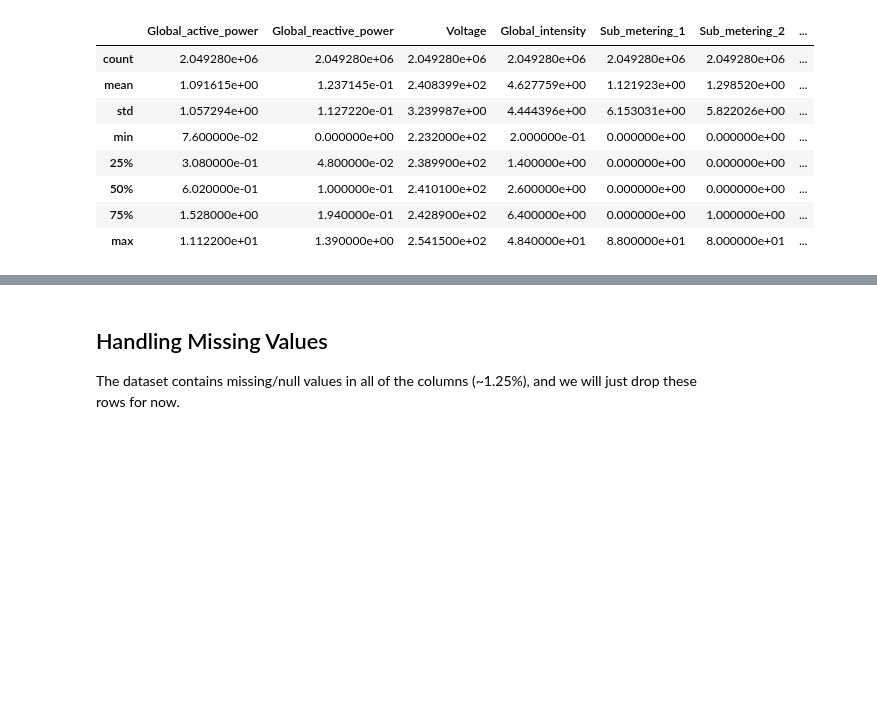
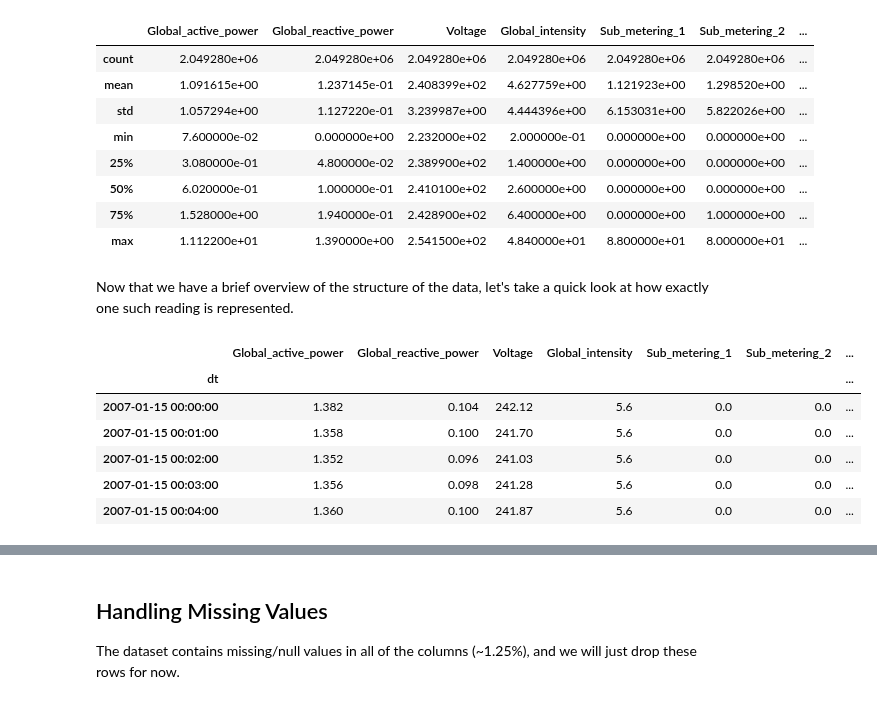
Before and after one commit to mkm29/DataScience, a Jupyter notebook: thinkful/prep/capstone/power_consumption.ipynb, the cells around one changed output, grey strips where cells are left out. Cells and saved outputs as stored; diff of their text form; code cells hidden in the pictures; blank space fills up the shorter version.

```diff
--- a/thinkful/prep/capstone/power_consumption.ipynb
+++ b/thinkful/prep/capstone/power_consumption.ipynb
@@ -50,3 +55,19 @@ None
 | 50% | 6.020000e-01 | 1.000000e-01 | 2.410100e+02 | 2.600000e+00 | 0.000000e+00 | 0.000000e+00 | ... |
 | 75% | 1.528000e+00 | 1.940000e-01 | 2.428900e+02 | 6.400000e+00 | 0.000000e+00 | 1.000000e+00 | ... |
 | max | 1.112200e+01 | 1.390000e+00 | 2.541500e+02 | 4.840000e+01 | 8.800000e+01 | 8.000000e+01 | ... |
+# %% [markdown]
+Now that we have a brief overview of the structure of the data, let's take a quick look at how exactly one such reading is represented.
+# %%
+# get one day
+sample_day = '2007-1-15'
+sample = df[sample_day]
+sample_hourly = sample.resample('H')
+sample.head()
+# %% [output]
+|  | Global_active_power | Global_reactive_power | Voltage | Global_intensity | Sub_metering_1 | Sub_metering_2 | ... |
+| dt |  |  |  |  |  |  | ... |
+| 2007-01-15 00:00:00 | 1.382 | 0.104 | 242.12 | 5.6 | 0.0 | 0.0 | ... |
+| 2007-01-15 00:01:00 | 1.358 | 0.100 | 241.70 | 5.6 | 0.0 | 0.0 | ... |
+| 2007-01-15 00:02:00 | 1.352 | 0.096 | 241.03 | 5.6 | 0.0 | 0.0 | ... |
+| 2007-01-15 00:03:00 | 1.356 | 0.098 | 241.28 | 5.6 | 0.0 | 0.0 | ... |
+| 2007-01-15 00:04:00 | 1.360 | 0.100 | 241.87 | 5.6 | 0.0 | 0.0 | ... |
```
Also changed, not shown: parts of 22 cells of this notebook.
